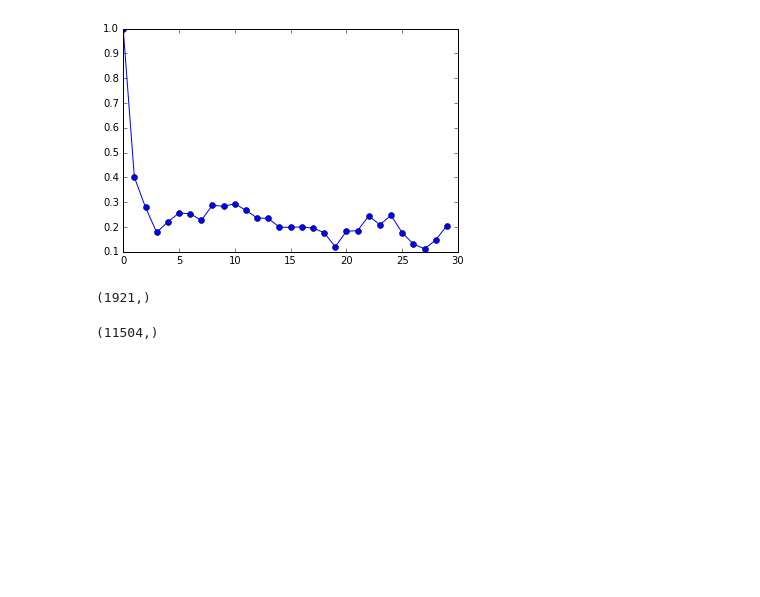
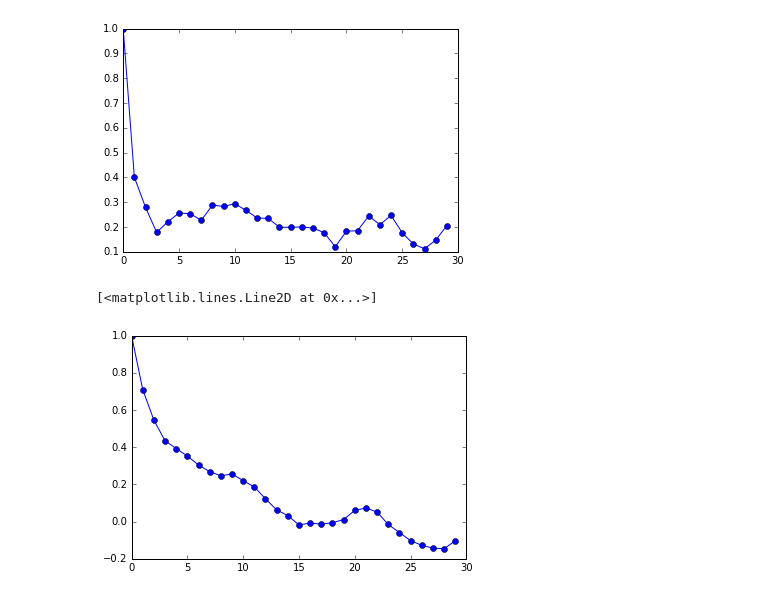
Before and after one commit to gottscott/heat, a Jupyter notebook: HeatwavesAndUHI.ipynb, the cells around one changed output. Drawn from its saved outputs; the diff is of its cells as text; code cells hidden in the pictures; blank space fills up the shorter version.

```diff
--- a/HeatwavesAndUHI.ipynb
+++ b/HeatwavesAndUHI.ipynb
@@ -715,11 +832,12 @@ plt.plot(autoc, '-o')
 # %% [output]
 [<matplotlib.lines.Line2D at 0x...>]
 [figure]
-# %%
-ind.shape
-# %% [output]
-(1921,)
-# %%
-UHI.shape
-# %% [output]
-(11504,)
+# %%
+N = 30
+autoc = np.zeros([N])
+for lag in range(0,N):
+    autoc[lag] = x.autocorr(lag)
+plt.plot(autoc, '-o')
+# %% [output]
+[<matplotlib.lines.Line2D at 0x...>]
+[figure, added]
```
Also changed, not shown: parts of 12 cells of this notebook.
